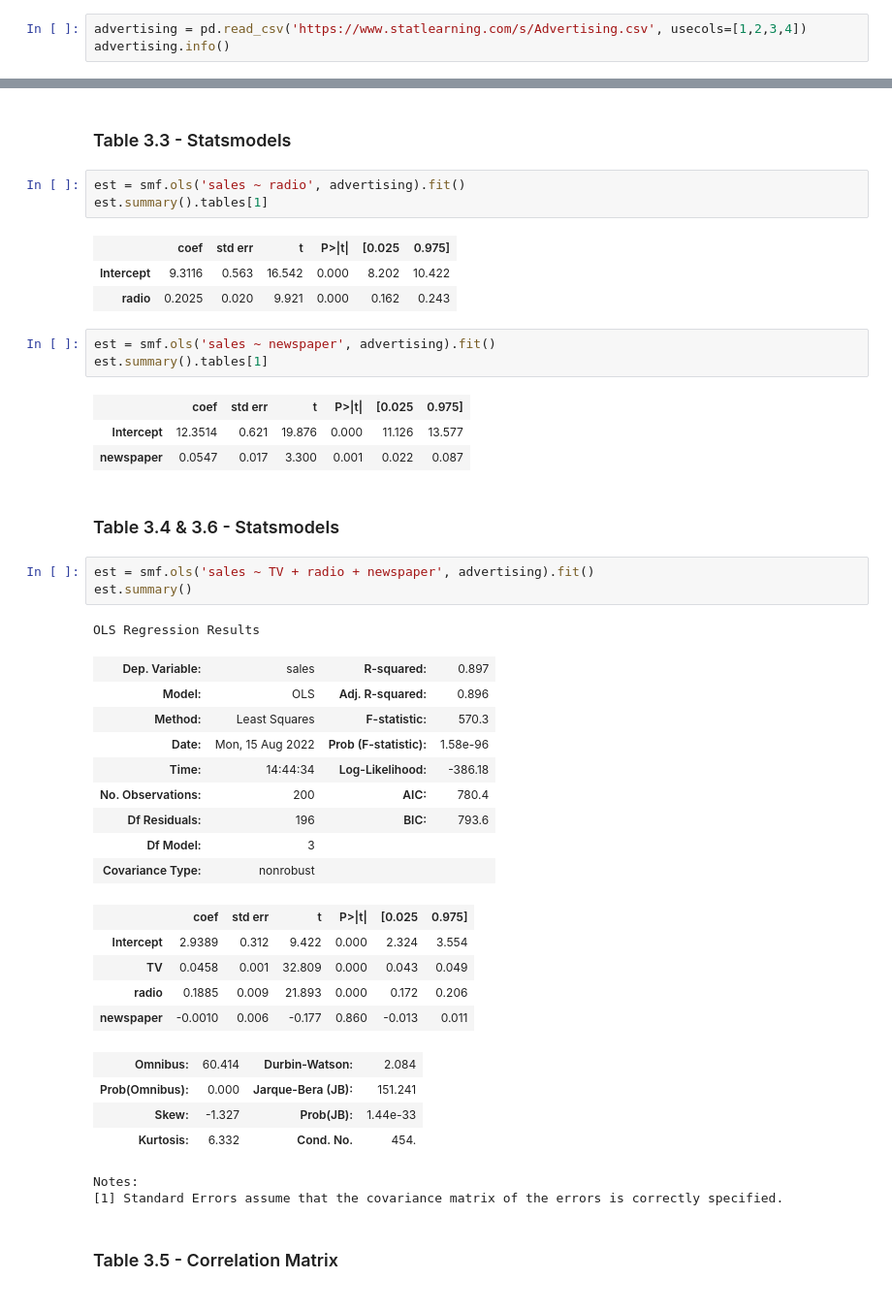
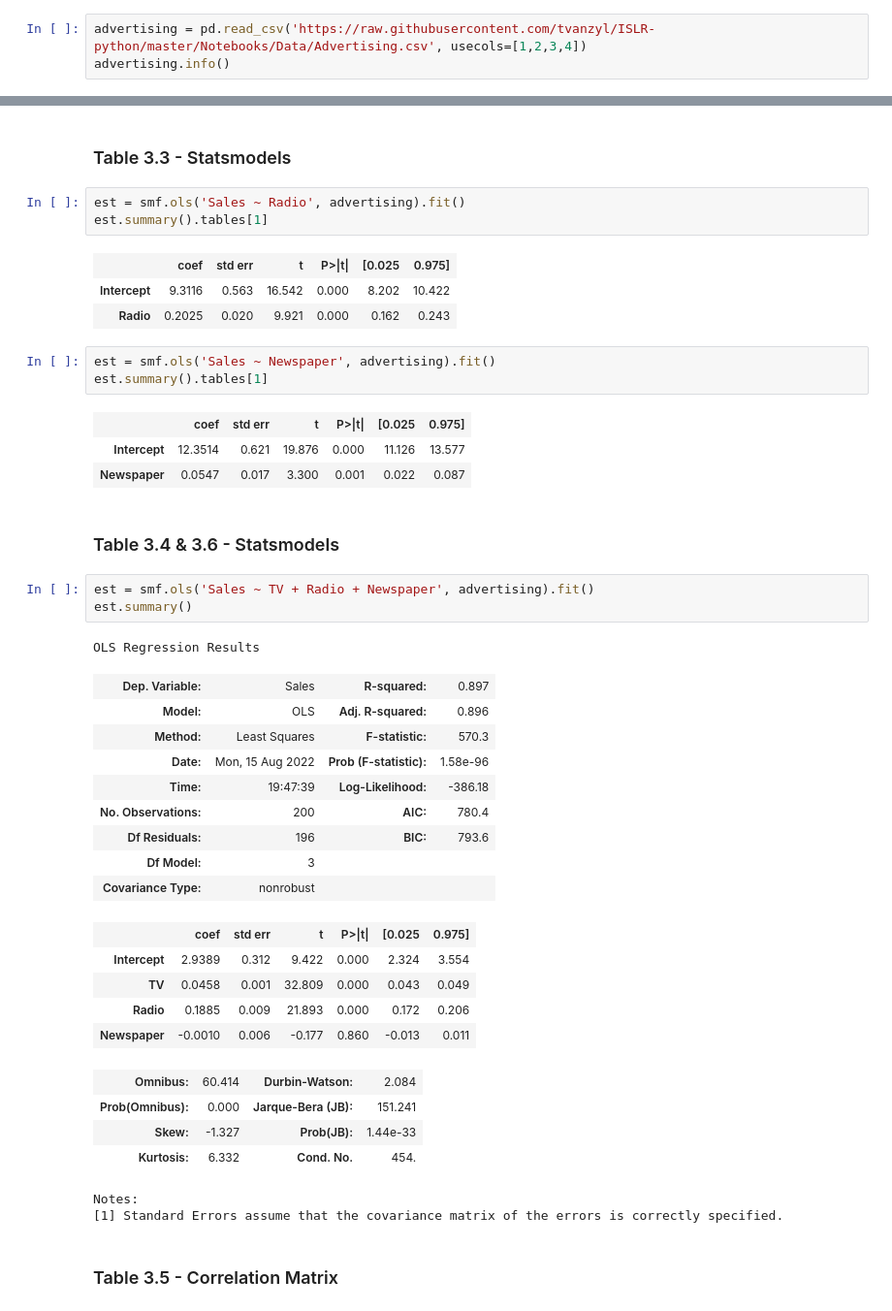
Before and after one commit to tvanzyl/ISL1_Python, a Jupyter notebook: Notebooks/Chapter 3.ipynb, the cells around one changed output, grey strips where cells are left out. Shown at 97% size. Saved outputs shown, nothing was run; the diff lists cells and outputs as text.

```diff
--- a/Notebooks/Chapter 3.ipynb
+++ b/Notebooks/Chapter 3.ipynb
@@ -28,7 +28,7 @@ plt.style.use('seaborn-white')
 ### Load Datasets
 Datasets available on https://www.statlearning.com/resources-first-edition
 # %%
-advertising = pd.read_csv('https://www.statlearning.com/s/Advertising.csv', usecols=[1,2,3,4])
+advertising = pd.read_csv('https://raw.githubusercontent.com/tvanzyl/ISLR-python/master/Notebooks/Data/Advertising.csv', usecols=[1,2,3,4])
 advertising.info()
 # %% [output]
 <class 'pandas.core.frame.DataFrame'>
@@ -181,31 +193,31 @@ r2_score(y, Sales_pred)
 # %% [markdown]
 ### Table 3.3 - Statsmodels
 # %%
-est = smf.ols('sales ~ radio', advertising).fit()
+est = smf.ols('Sales ~ Radio', advertising).fit()
 est.summary().tables[1]
 # %% [output]
 |  | coef | std err | t | P>|t| | [0.025 | 0.975] |
 | Intercept | 9.3116 | 0.563 | 16.542 | 0.000 | 8.202 | 10.422 |
-| radio | 0.2025 | 0.020 | 9.921 | 0.000 | 0.162 | 0.243 |
+| Radio | 0.2025 | 0.020 | 9.921 | 0.000 | 0.162 | 0.243 |
 # %%
-est = smf.ols('sales ~ newspaper', advertising).fit()
+est = smf.ols('Sales ~ Newspaper', advertising).fit()
 est.summary().tables[1]
 # %% [output]
 |  | coef | std err | t | P>|t| | [0.025 | 0.975] |
 | Intercept | 12.3514 | 0.621 | 19.876 | 0.000 | 11.126 | 13.577 |
-| newspaper | 0.0547 | 0.017 | 3.300 | 0.001 | 0.022 | 0.087 |
+| Newspaper | 0.0547 | 0.017 | 3.300 | 0.001 | 0.022 | 0.087 |
 # %% [markdown]
 ### Table 3.4 & 3.6 - Statsmodels
 # %%
-est = smf.ols('sales ~ TV + radio + newspaper', advertising).fit()
+est = smf.ols('Sales ~ TV + Radio + Newspaper', advertising).fit()
 est.summary()
 # %% [output]
 OLS Regression Results
-| Dep. Variable: | sales | R-squared: | 0.897 |
+| Dep. Variable: | Sales | R-squared: | 0.897 |
 | Model: | OLS | Adj. R-squared: | 0.896 |
 | Method: | Least Squares | F-statistic: | 570.3 |
 | Date: | Mon, 15 Aug 2022 | Prob (F-statistic): | 1.58e-96 |
-| Time: | 14:44:34 | Log-Likelihood: | -386.18 |
+| Time: | 19:47:39 | Log-Likelihood: | -386.18 |
 | No. Observations: | 200 | AIC: | 780.4 |
 | Df Residuals: | 196 | BIC: | 793.6 |
 | Df Model: | 3 |  |  |
@@ -213,8 +225,8 @@ OLS Regression Results
 |  | coef | std err | t | P>|t| | [0.025 | 0.975] |
 | Intercept | 2.9389 | 0.312 | 9.422 | 0.000 | 2.324 | 3.554 |
 | TV | 0.0458 | 0.001 | 32.809 | 0.000 | 0.043 | 0.049 |
-| radio | 0.1885 | 0.009 | 21.893 | 0.000 | 0.172 | 0.206 |
-| newspaper | -0.0010 | 0.006 | -0.177 | 0.860 | -0.013 | 0.011 |
+| Radio | 0.1885 | 0.009 | 21.893 | 0.000 | 0.172 | 0.206 |
+| Newspaper | -0.0010 | 0.006 | -0.177 | 0.860 | -0.013 | 0.011 |
 | Omnibus: | 60.414 | Durbin-Watson: | 2.084 |
 | Prob(Omnibus): | 0.000 | Jarque-Bera (JB): | 151.241 |
 | Skew: | -1.327 | Prob(JB): | 1.44e-33 |
```
Also changed, not shown: parts of 14 cells of this notebook.
